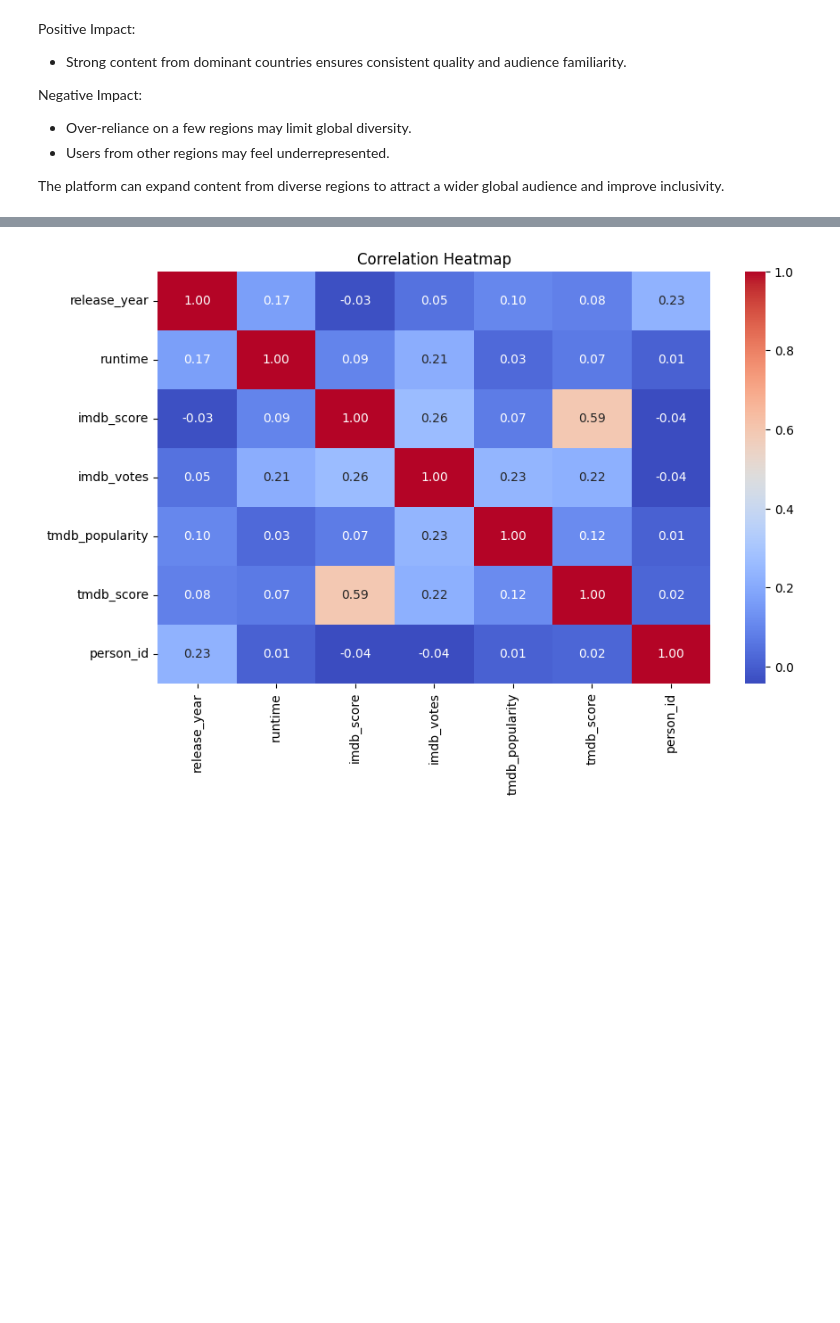
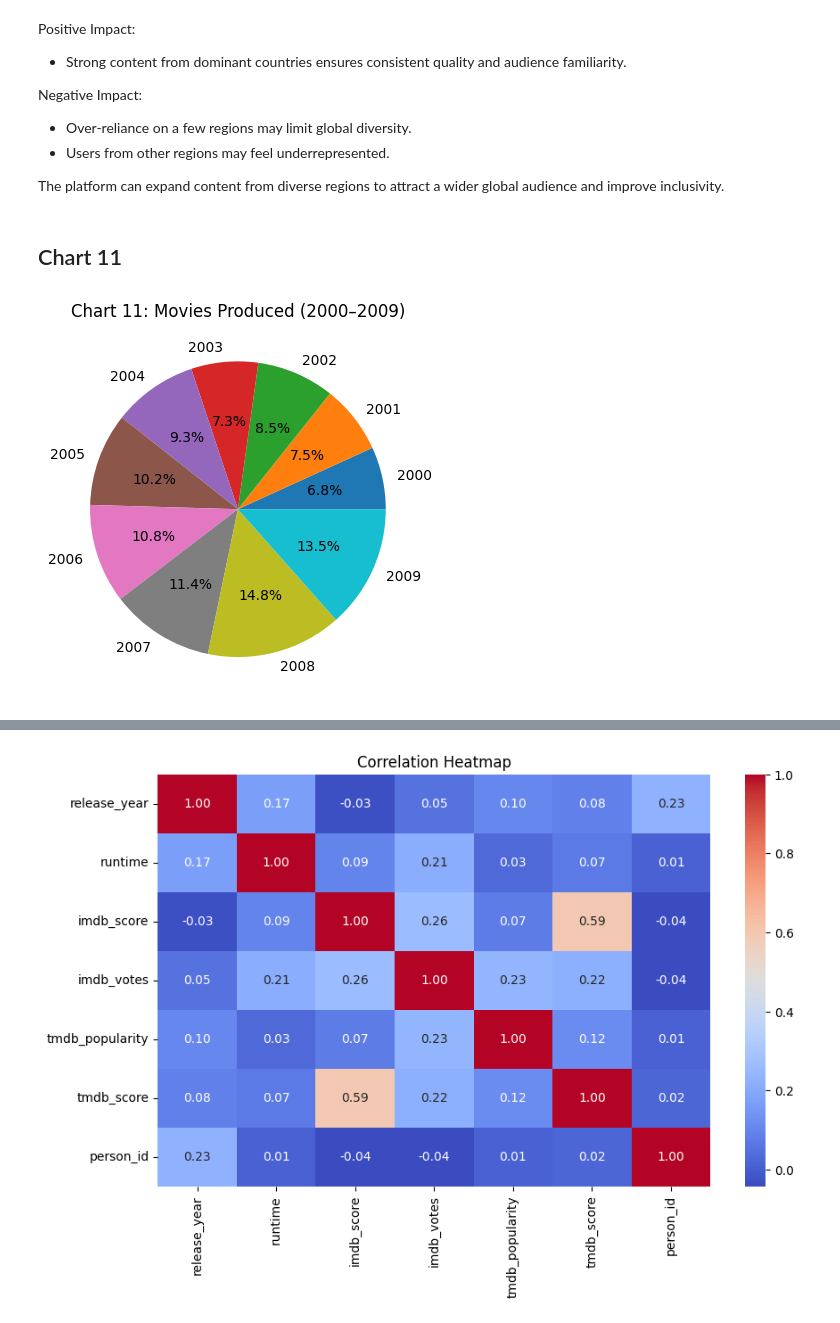
Before and after one commit to Snehamn24/Amazon-Prime-Video-EDA-and-Machine-Learning-Analysis, a Jupyter notebook: Amazon_Prime_EDA.ipynb, the cells around one changed output, grey strips where cells are left out. Drawn from its saved outputs; the diff is of its cells as text; code cells hidden in the pictures; blank space fills up the shorter version.

Commit message:
Data Visualization Completed

```diff
--- a/Amazon_Prime_EDA.ipynb
+++ b/Amazon_Prime_EDA.ipynb
@@ -940,3 +940,32 @@ Negative Impact:
 - Users from other regions may feel underrepresented.
 
 The platform can expand content from diverse regions to attract a wider global audience and improve inclusivity.
+# %% [markdown]
+## Chart 11
+# %%
+# Movies Produced (2000–2009)
+# Clean the year column
+title['release_year'] = pd.to_numeric(title['release_year'], errors='coerce')
+title = title.dropna(subset=['release_year'])
+
+# -----------------------------------
+# Filter data for 2000–2009
+# -----------------------------------
+range1 = title[(title['release_year'] >= 2000) & (title['release_year'] <= 2009)]
+
+# Count movies per year
+year_counts = range1['release_year'].value_counts().sort_index()
+
+# -----------------------------------
+# Plot Pie Chart
+# -----------------------------------
+plt.figure()
+
+year_counts.plot.pie(autopct='%1.1f%%')
+
+plt.title("Chart 11: Movies Produced (2000–2009)")
+plt.ylabel("")  # remove default label
+
+plt.show()
+# %% [output]
+[figure, added]
```
Also changed, not shown: parts of 23 cells of this notebook.
